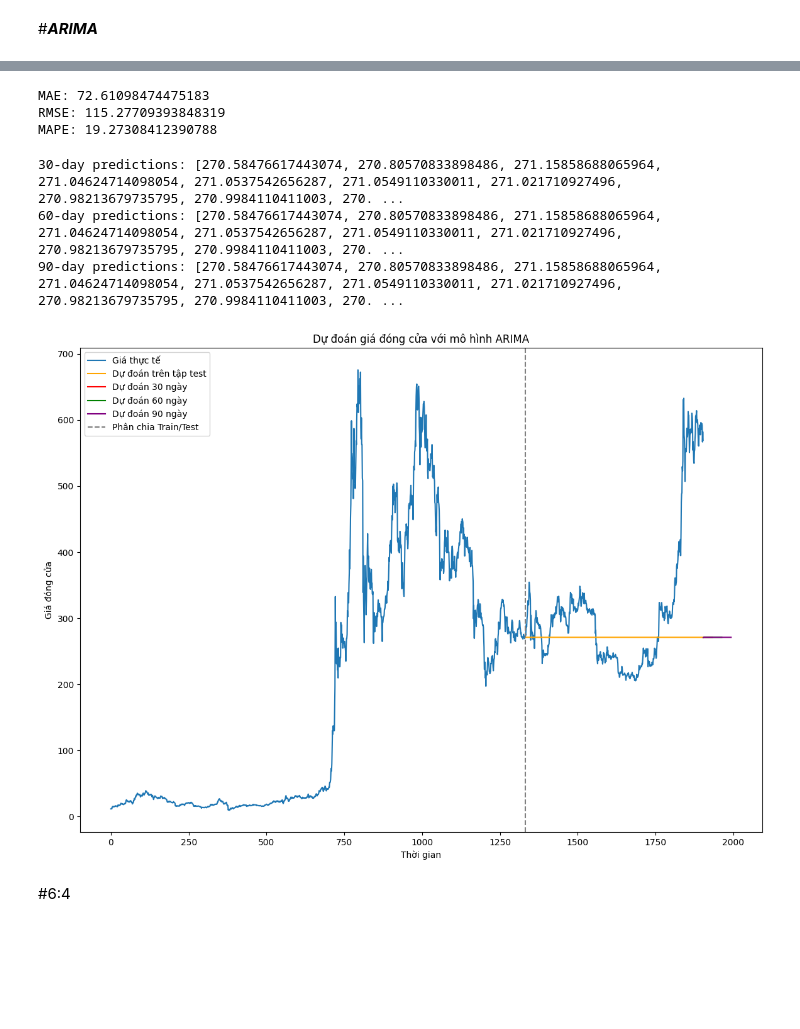
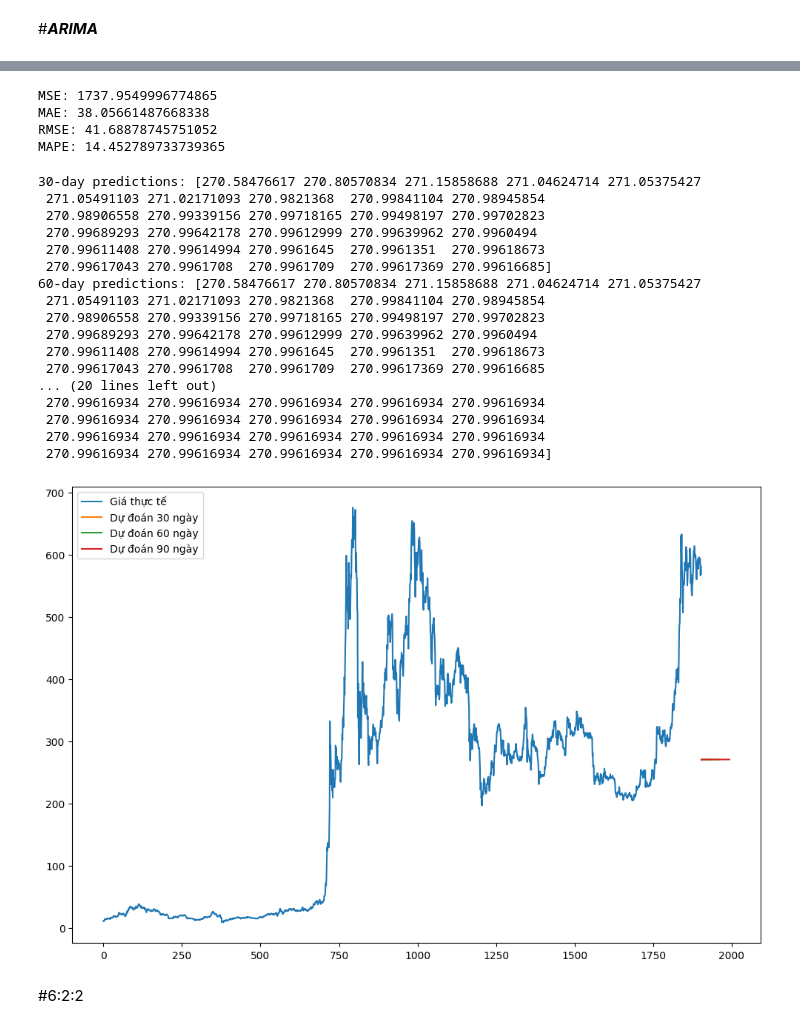
Before and after one commit to DuongTrucUyen/IS403.O21.HTCL_Nhom11, a Jupyter notebook: 3.2.ARIMA/ARIMA_BNB.ipynb, the cells around one changed output, grey strips where cells are left out. Drawn from its saved outputs; the diff is of its cells as text; code cells hidden in the pictures; blank space fills up the shorter version.

```diff
--- a/3.2.ARIMA/ARIMA_BNB.ipynb
+++ b/3.2.ARIMA/ARIMA_BNB.ipynb
@@ -15,14 +15,12 @@ data = pd.read_csv('/content/BNB.csv')
 # Chỉ lấy cột giá đóng cửa
 prices = data['Close'].values
 
-# Phân chia dữ liệu theo tỉ lệ 8:2
+# Phân chia dữ liệu theo tỉ lệ 8:1:1
 train_size = int(len(prices) * 0.8)
-test_size = int(len(prices) * 0.2)
+test_size = int(len(prices) * 0.1)
+val_size = len(prices) - train_size - test_size
 
-train, test = prices[:train_size], prices[train_size:train_size+test_size]
-
-print(f'train: {train_size}')
-print(f'test: {test_size}')
+train, test, val = prices[:train_size], prices[train_size:train_size+test_size], prices[train_size+test_size:]
 
 # Xây dựng và huấn luyện mô hình ARIMA
 model = ARIMA(train, order=(5, 1, 0))  # Cấu hình order có thể được điều chỉnh dựa trên dữ liệu
@@ -88,14 +93,12 @@ plt.show()
 # Chỉ lấy cột giá đóng cửa
 prices = data['Close'].values
 
-# Phân chia dữ liệu theo tỉ lệ 7:3
+# Phân chia dữ liệu theo tỉ lệ 7:2:1
 train_size = int(len(prices) * 0.7)
-test_size = int(len(prices) * 0.3)
+test_size = int(len(prices) * 0.2)
+val_size = len(prices) - train_size - test_size
 
-train, test = prices[:train_size], prices[train_size:train_size+test_size]
-
-print(f'train: {train_size}')
-print(f'test: {test_size}')
+train, test, val = prices[:train_size], prices[train_size:train_size+test_size], prices[train_size+test_size:]
 
 # Xây dựng và huấn luyện mô hình ARIMA
 model = ARIMA(train, order=(5, 1, 0))  # Cấu hình order có thể được điều chỉnh dựa trên dữ liệu
@@ -113,50 +113,60 @@ mae = mean_absolute_error(test, test_predict)
 rmse = np.sqrt(mse)
 mape = np.mean(np.abs((test - test_predict) / test)) * 100
 
+print(f'MSE: {mse}')
 print(f'MAE: {mae}')
 print(f'RMSE: {rmse}')
 print(f'MAPE: {mape}')
 # %% [output]
-MAE: 72.61098474475183
-RMSE: 115.27709393848319
-MAPE: 19.27308412390788
+MSE: 1737.9549996774865
+MAE: 38.05661487668338
+RMSE: 41.68878745751052
+MAPE: 14.452789733739365
 # %%
 # Dự đoán tương lai
 def predict_future_arima(model_fit, steps):
     future_predict = model_fit.get_forecast(steps=steps)
     future_pred_mean = future_predict.predicted_mean
     return future_pred_mean
 
 # Dự đoán 30, 60, và 90 ngày
 pred_30 = predict_future_arima(model_fit, 30)
 pred_60 = predict_future_arima(model_fit, 60)
 pred_90 = predict_future_arima(model_fit, 90)
 
-# In ra kết quả dự đoán từng ngày cho 30, 60, và 90 ngày
-print("30-day predictions:", pred_30.tolist())
-print("60-day predictions:", pred_60.tolist())
-print("90-day predictions:", pred_90.tolist())
+print("30-day predictions:", pred_30)
+print("60-day predictions:", pred_60)
+print("90-day predictions:", pred_90)
 
 # Vẽ biểu đồ kết quả
-plt.figure(figsize=(14, 10))
+plt.figure(figsize=(12, 8))
 plt.plot(prices, label='Giá thực tế')
-plt.plot(np.arange(len(train), len(train) + len(test)), test_predict, label='Dự đoán trên tập test', color='orange')
-plt.plot(np.arange(len(prices), len(prices) + 30), pred_30, label='Dự đoán 30 ngày', color='red')
-plt.plot(np.arange(len(prices), len(prices) + 60), pred_60, label='Dự đoán 60 ngày', color='green')
-plt.plot(np.arange(len(prices), len(prices) + 90), pred_90, label='Dự đoán 90 ngày', color='purple')
-plt.axvline(x=len(train), color='gray', linestyle='--', label='Phân chia Train/Test')
+plt.plot(np.arange(len(prices), len(prices) + 30), pred_30, label='Dự đoán 30 ngày')
+plt.plot(np.arange(len(prices), len(prices) + 60), pred_60, label='Dự đoán 60 ngày')
+plt.plot(np.arange(len(prices), len(prices) + 90), pred_90, label='Dự đoán 90 ngày')
 plt.legend()
-plt.xlabel('Thời gian')
-plt.ylabel('Giá đóng cửa')
-plt.title('Dự đoán giá đóng cửa với mô hình ARIMA')
 plt.show()
 # %% [output]
-30-day predictions: [270.58476617443074, 270.80570833898486, 271.15858688065964, 271.04624714098054, 271.0537542656287, 271.0549110330011, 271.021710927496, 270.98213679735795, 270.9984110411003, 270. ...
-60-day predictions: [270.58476617443074, 270.80570833898486, 271.15858688065964, 271.04624714098054, 271.0537542656287, 271.0549110330011, 271.021710927496, 270.98213679735795, 270.9984110411003, 270. ...
-90-day predictions: [270.58476617443074, 270.80570833898486, 271.15858688065964, 271.04624714098054, 271.0537542656287, 271.0549110330011, 271.021710927496, 270.98213679735795, 270.9984110411003, 270. ...
+30-day predictions: [270.58476617 270.80570834 271.15858688 271.04624714 271.05375427
+ 271.05491103 271.02171093 270.9821368  270.99841104 270.98945854
+ 270.98906558 270.99339156 270.99718165 270.99498197 270.99702823
+ 270.99689293 270.99642178 270.99612999 270.99639962 270.9960494
+ 270.99611408 270.99614994 270.9961645  270.9961351  270.99618673
+ 270.99617043 270.9961708  270.9961709  270.99617369 270.99616685]
+60-day predictions: [270.58476617 270.80570834 271.15858688 271.04624714 271.05375427
+ 271.05491103 271.02171093 270.9821368  270.99841104 270.98945854
+ 270.98906558 270.99339156 270.99718165 270.99498197 270.99702823
+ 270.99689293 270.99642178 270.99612999 270.99639962 270.9960494
+ 270.99611408 270.99614994 270.9961645  270.9961351  270.99618673
+ 270.99617043 270.9961708  270.9961709  270.99617369 270.99616685
+... (20 lines left out)
+ 270.99616934 270.99616934 270.99616934 270.99616934 270.99616934
+ 270.99616934 270.99616934 270.99616934 270.99616934 270.99616934
+ 270.99616934 270.99616934 270.99616934 270.99616934 270.99616934
+ 270.99616934 270.99616934 270.99616934 270.99616934 270.99616934]
-[figure, old version]
+[figure, new version]
 # %% [markdown]
-#6:4
+#6:2:2
 # %%
 # Chỉ lấy cột giá đóng cửa
 prices = data['Close'].values
```
Also changed, not shown: parts of 9 cells of this notebook, 2 other files.
